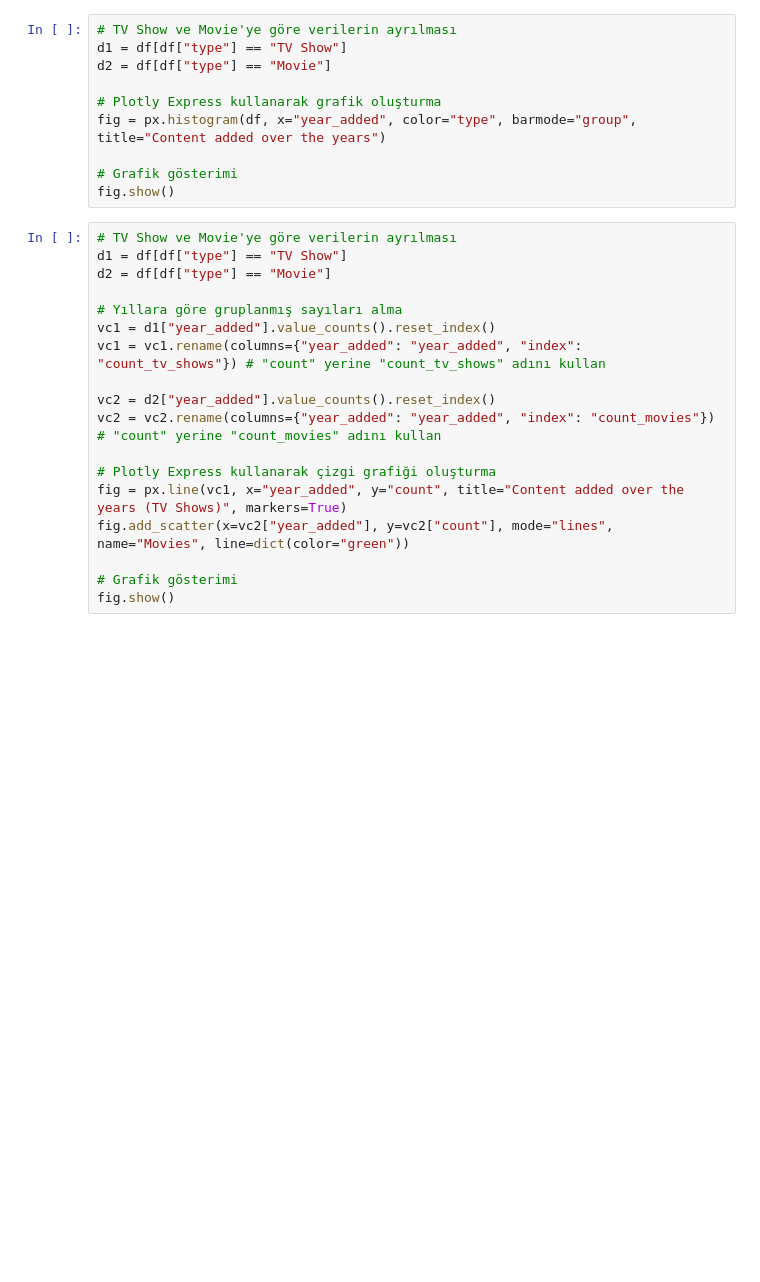
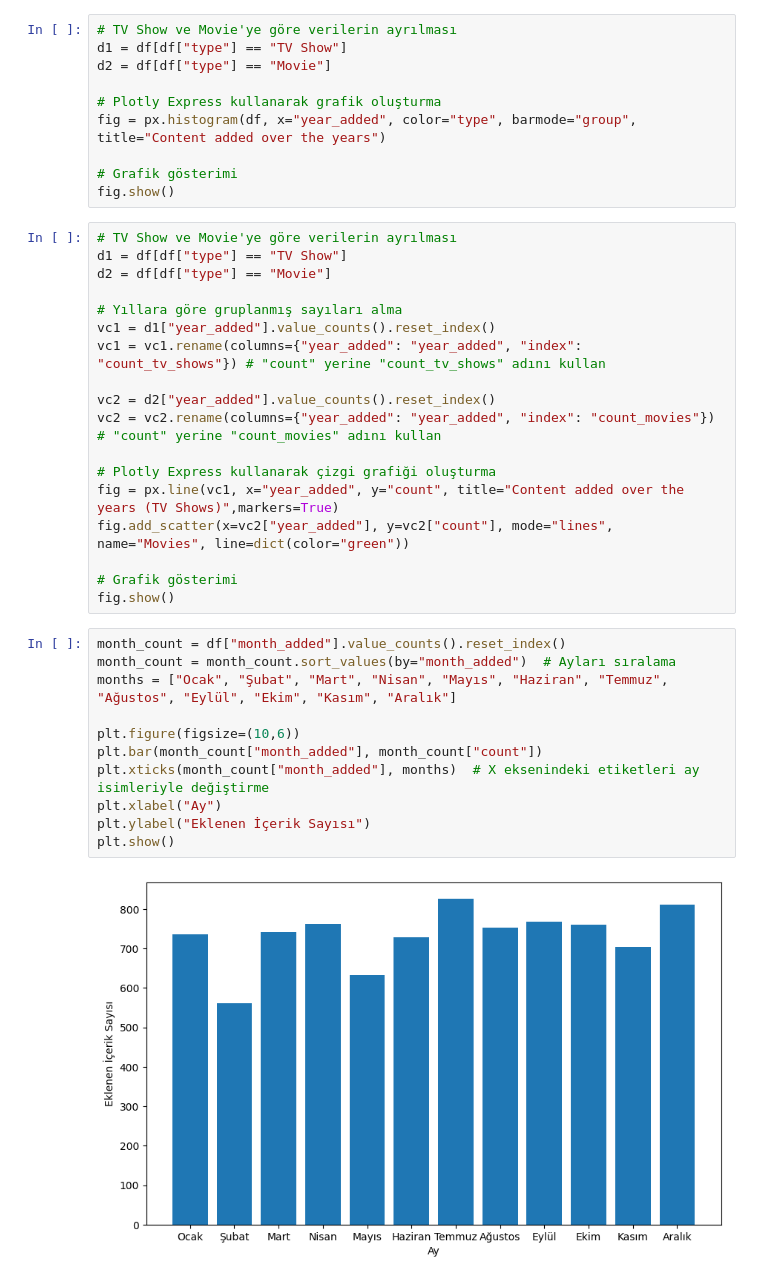
Before and after one commit to YusufAltuntas/Netflix-DataSet-EDA-project, a Jupyter notebook: netflix-dataset-EDA-project.ipynb, the cells around one changed output. Drawn from its saved outputs; the diff is of its cells as text; blank space fills up the shorter version.

```diff
--- a/netflix-dataset-EDA-project.ipynb
+++ b/netflix-dataset-EDA-project.ipynb
@@ -327,8 +341,21 @@ vc2 = d2["year_added"].value_counts().reset_index()
 vc2 = vc2.rename(columns={"year_added": "year_added", "index": "count_movies"}) # "count" yerine "count_movies" adını kullan
 
 # Plotly Express kullanarak çizgi grafiği oluşturma
-fig = px.line(vc1, x="year_added", y="count", title="Content added over the years (TV Shows)", markers=True)
+fig = px.line(vc1, x="year_added", y="count", title="Content added over the years (TV Shows)",markers=True)
 fig.add_scatter(x=vc2["year_added"], y=vc2["count"], mode="lines", name="Movies", line=dict(color="green"))
 
 # Grafik gösterimi
 fig.show()
+# %%
+month_count = df["month_added"].value_counts().reset_index()
+month_count = month_count.sort_values(by="month_added")  # Ayları sıralama
+months = ["Ocak", "Şubat", "Mart", "Nisan", "Mayıs", "Haziran", "Temmuz", "Ağustos", "Eylül", "Ekim", "Kasım", "Aralık"]
+
+plt.figure(figsize=(10,6))
+plt.bar(month_count["month_added"], month_count["count"])
+plt.xticks(month_count["month_added"], months)  # X eksenindeki etiketleri ay isimleriyle değiştirme
+plt.xlabel("Ay")
+plt.ylabel("Eklenen İçerik Sayısı")
+plt.show()
+# %% [output]
+[figure, added]
```
Also changed, not shown: parts of 29 cells of this notebook.
